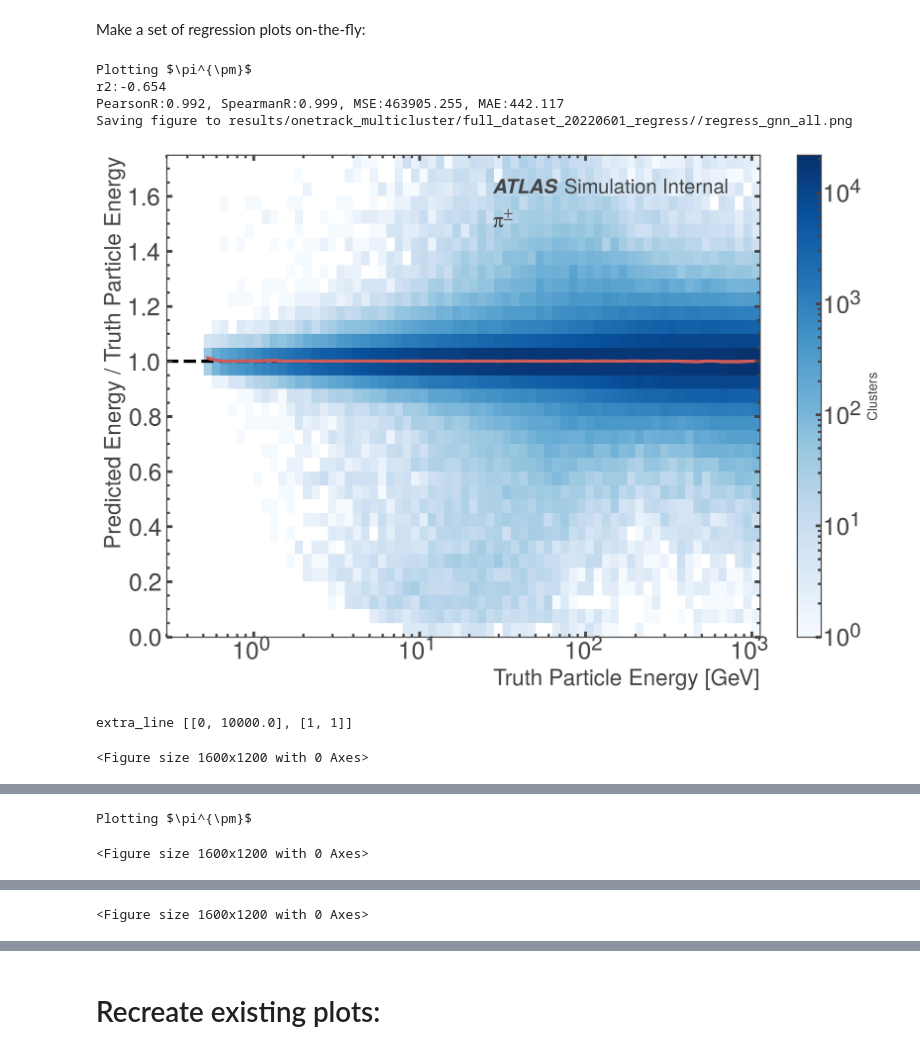
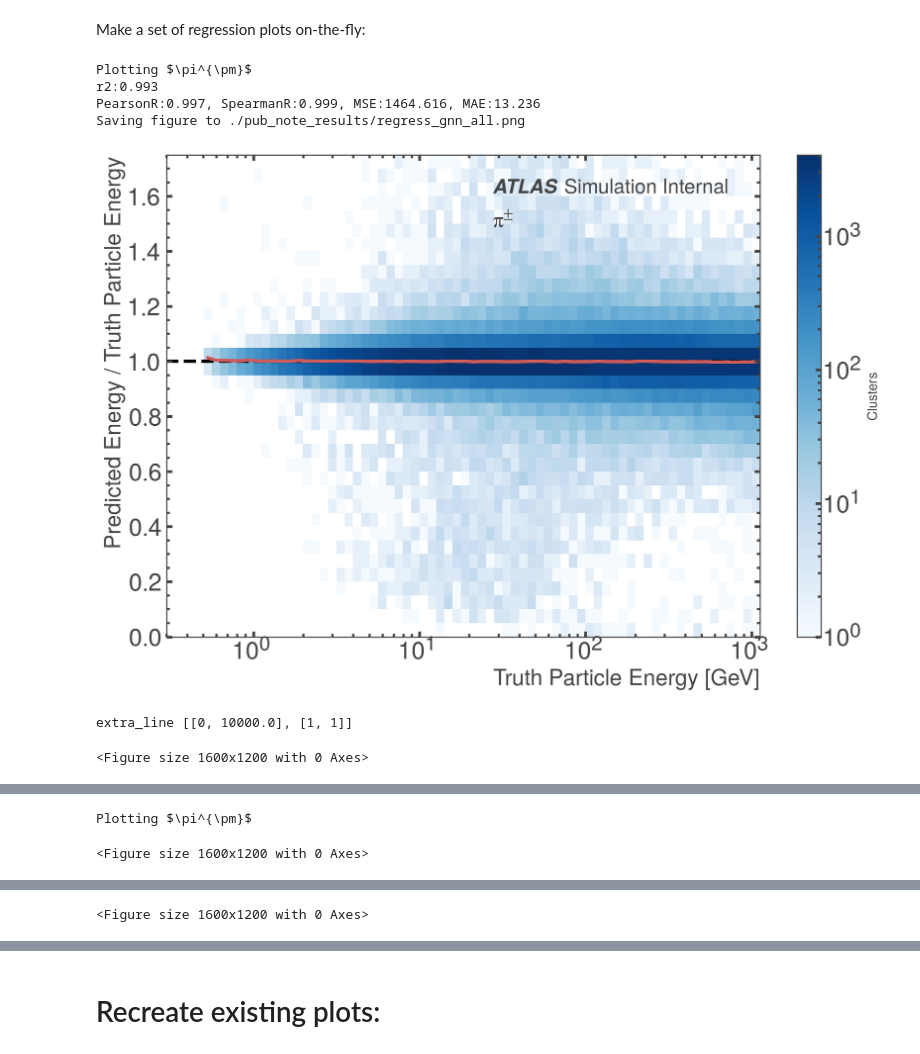
Before and after one commit to atlas-calo-ml/gn4pions_eastbay, a Jupyter notebook: analysis_example.ipynb, the cells around one changed output, grey strips where cells are left out. Drawn from its saved outputs; the diff is of its cells as text; code cells hidden in the pictures.

Commit message:
Added Piyush's GNN results to overlay plots

```diff
--- a/analysis_example.ipynb
+++ b/analysis_example.ipynb
@@ -468,6 +478,6 @@ df.outputs_regress = df.outputs_regress.astype(float)
 # %%
 ### East Bay GNN w/ tracks
-data_dir = 'results/onetrack_multicluster/full_dataset_20220601_regress/'
+data_dir = 'results/onetrack_multicluster/full_dataset_20220608_regress/'
 # pred_file = 'results/onetrack_multicluster/full_dataset_20220314/predictions.npz' # full training 1
 # pred_file = 'results/onetrack_multicluster_hadweight/full_dataset_20220314/predictions.npz' # full training 2
 # pred_file = 'results/onetrack_multicluster/full_dataset_20220408_regress/predictions.npz' # post-bugfix, w/ track pt
@@ -476,8 +486,9 @@ pred_file = data_dir+'/predictions.npz'
 predictions = np.load(pred_file)
 print(predictions.files)
 targets_regress = predictions['targets'][:, 0]
+outputs_regress = predictions['outputs'][:, 0]
+
 # targets_class = predictions['targets'][:, 1]
-outputs_regress = predictions['outputs'][:, 0]
 # outputs_class = predictions['outputs'][:, 1]
 energies = predictions['energies']
 etas = predictions['etas']
@@ -636,7 +647,7 @@ def make_regression_plots(df, label="", data_dir=".", charged_pions_only=False):
     response_median = []
 
     print('\nPlotting {}'.format(pion_list[0]))
-    y_true = df.truth_particle_e # df.targets_regress
+    y_true =  df.targets_regress # df.truth_particle_e
     y_pred = df.outputs_regress
     y_ratio = df.outputs_regress/df.targets_regress
     xcenter, medRegCNN = make_response_plot(y_true, y_pred, y_ratio, pion_list[0],
@@ -678,7 +689,7 @@ def make_regression_plots(df, label="", data_dir=".", charged_pions_only=False):
     ### IQR Plots
     iqr = []
     print('\nPlotting {}'.format(pion_list[0]))
-    y_true = df.truth_particle_e #df.targets_regress
+    y_true = df.targets_regress # df.truth_particle_e
     y_ratio = df.outputs_regress/df.targets_regress
     xcenter, iqr_curr= ru.resolutionPlot(y_true, y_ratio, statistic='iqrOverMed')
     iqr.append(iqr_curr)
@@ -719,15 +730,15 @@ Make a set of regression plots on-the-fly:
 # %%
 make_regression_plots(df,
                       charged_pions_only = True,
                       label="gnn",
-                      data_dir=data_dir,
-#                       data_dir='./pub_note_results',
+#                       data_dir=data_dir,
+                      data_dir='./pub_note_results',
                      )
 # %% [output]
 Plotting $\pi^{\pm}$
-r2:-0.654
-PearsonR:0.992, SpearmanR:0.999, MSE:463905.255, MAE:442.117
-Saving figure to results/onetrack_multicluster/full_dataset_20220601_regress//regress_gnn_all.png
+r2:0.993
+PearsonR:0.997, SpearmanR:0.999, MSE:1464.616, MAE:13.236
+Saving figure to ./pub_note_results/regress_gnn_all.png
-[figure, old version]
+[figure, new version]
 extra_line [[0, 10000.0], [1, 1]]
 <Figure size 1600x1200 with 0 Axes>
```
Also changed, not shown: parts of 15 cells of this notebook.
